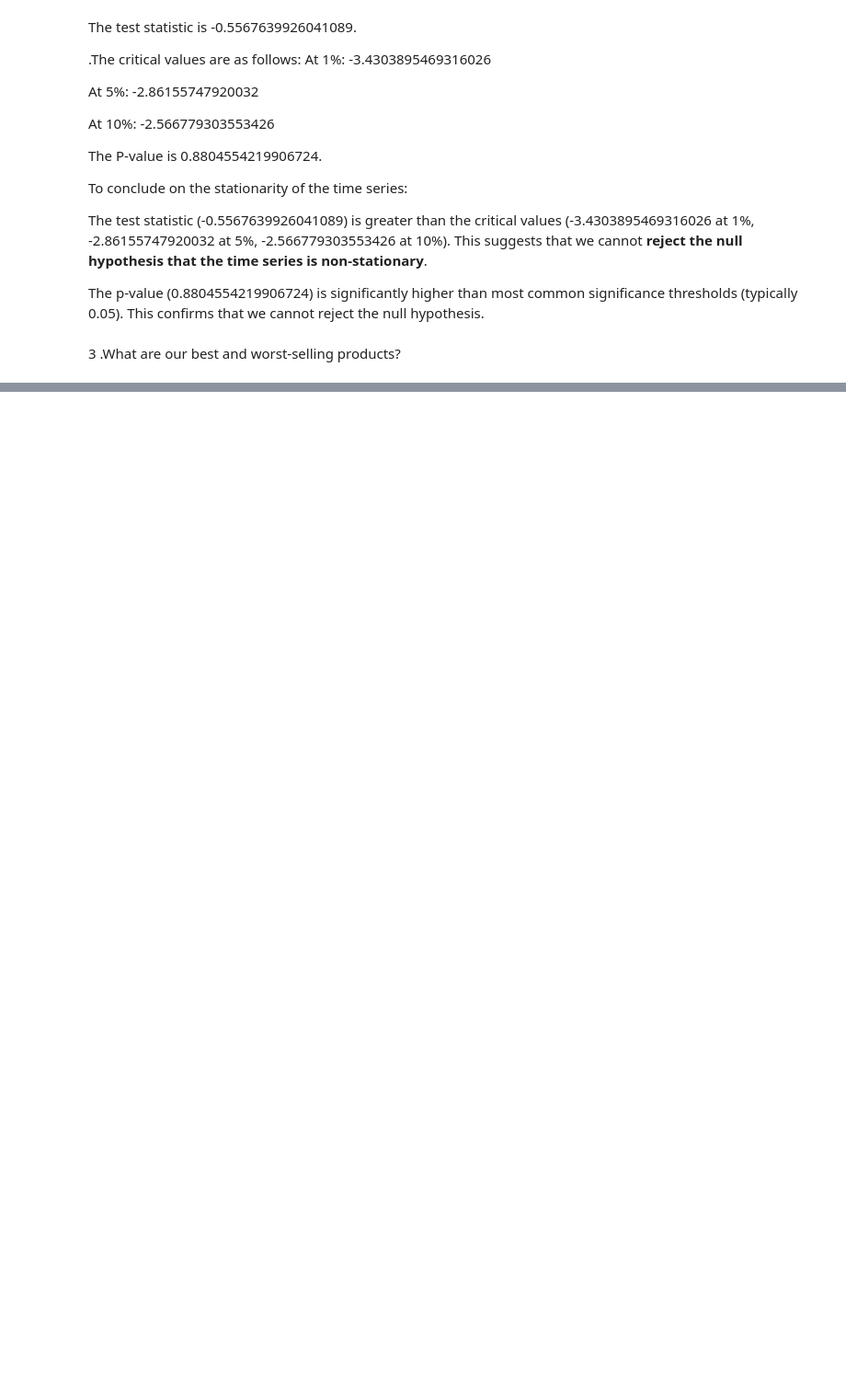
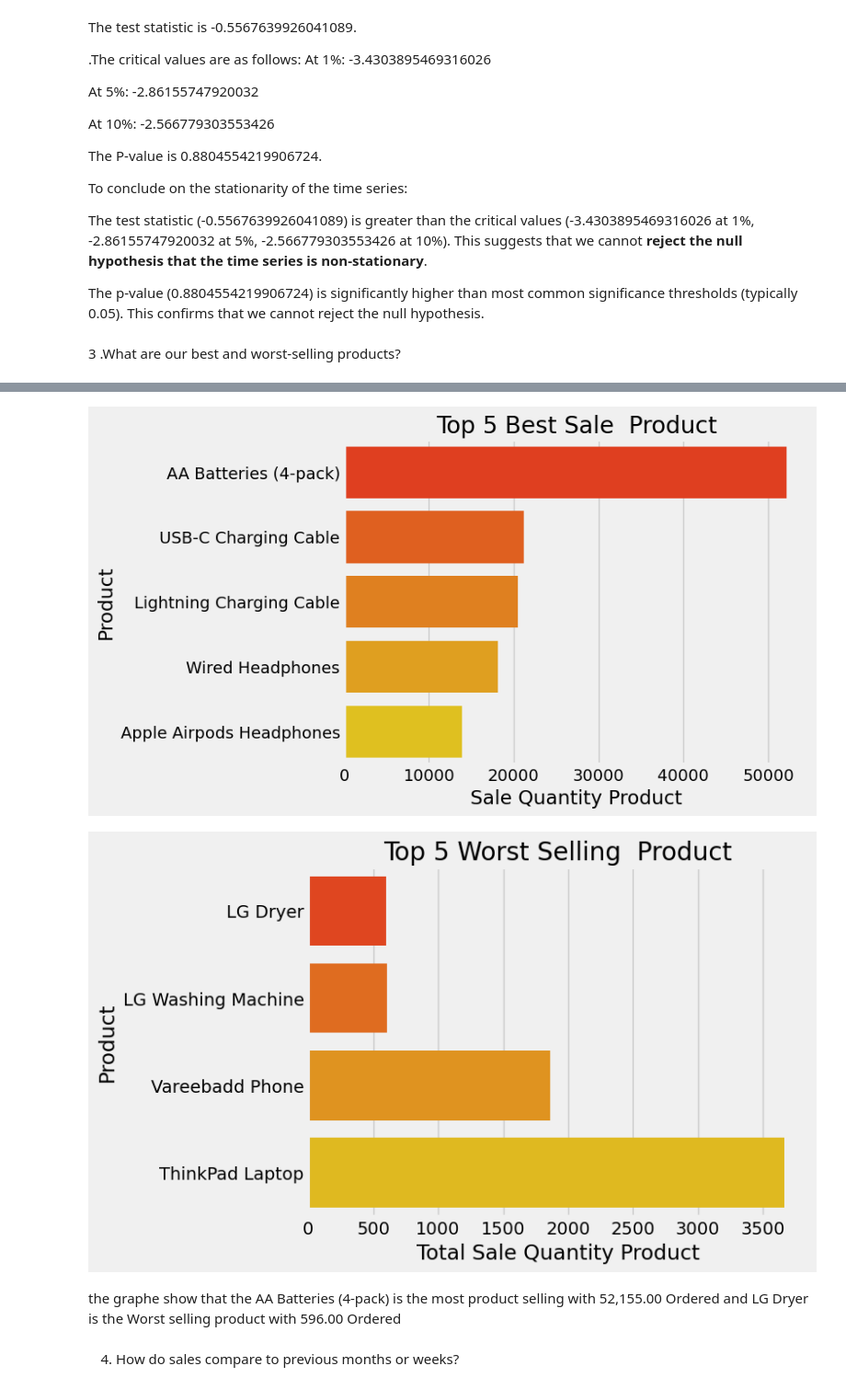
Before and after one commit to bambadij/sales_data_collected_2019, a Jupyter notebook: project.ipynb, the cells around one changed output, grey strips where cells are left out. Shown: that part at 92% size. Saved outputs shown, nothing was run; the diff lists cells and outputs as text; code cells hidden in the pictures; blank space fills up the shorter version.

Commit message:
worst selling

```diff
--- a/project.ipynb
+++ b/project.ipynb
@@ -1013,0 +1045,3 @@ Name: Quantity Ordered, dtype: float64
+# %%
+total_sales_per_product= data_cleaning.groupby('Product')['Quantity Ordered'].sum().sort_values(ascending=False).reset_index()
+total_sales_per_product.head()
@@ -1013,0 +1055,3 @@ Name: Quantity Ordered, dtype: float64
+# %%
+Worst_selling_product= data_cleaning.groupby('Product')['Quantity Ordered'].sum().sort_values(ascending=True).reset_index()
+Worst_selling_product.head()
@@ -1013,0 +1065,23 @@ Name: Quantity Ordered, dtype: float64
+# %%
+
+plt.title('Top 5 Best Sale  Product')
+plt.style.use("fivethirtyeight")
+sns.barplot(y=('Product'),x=('Quantity Ordered'),data=total_sales_per_product.iloc[:5], palette='autumn')
+plt.ylabel("Product")
+plt.xlabel("Sale Quantity Product")
+plt.show()
+
+
+plt.title('Top 5 Worst Selling  Product')
+plt.style.use("fivethirtyeight")
+sns.barplot(y=('Product'),x=('Quantity Ordered'),data=Worst_selling_product.iloc[1:6], palette='autumn')
+plt.ylabel("Product")
+plt.xlabel("Total Sale Quantity Product")
+plt.show()
+# %% [output]
+[figure, added]
+[figure, added]
+# %% [markdown]
+the graphe show that the AA Batteries (4-pack) is the most product selling with 52,155.00 Ordered and LG Dryer is the Worst selling product with 596.00 Ordered
+# %% [markdown]
+4. How do sales compare to previous months or weeks?
```
Also changed, not shown: parts of 17 cells of this notebook, 1 other file.
